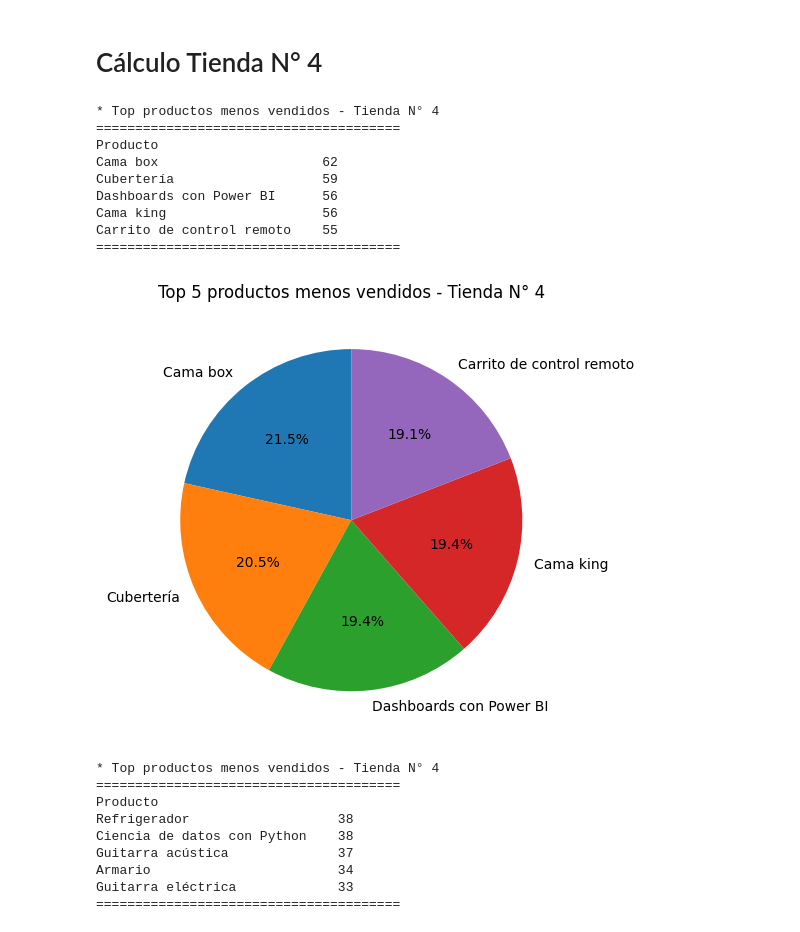
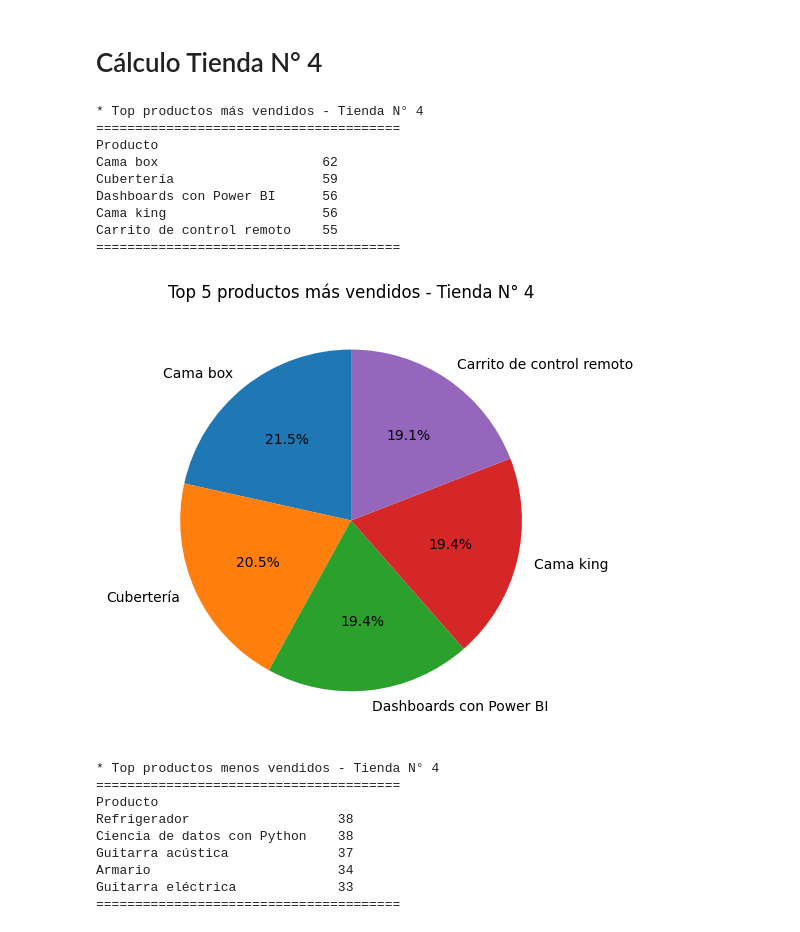
Before and after one commit to JoseIng-EO/challenge-alura-store, a Jupyter notebook: AluraStoreLatam.ipynb, the cells around one changed output. Cells and saved outputs as stored; diff of their text form; code cells hidden in the pictures.

```diff
--- a/AluraStoreLatam.ipynb
+++ b/AluraStoreLatam.ipynb
@@ -367,37 +367,37 @@ Bloques de construcción    35
 # %% [markdown]
 # Cálculo Tienda N° 4
 # %%
-#Top 5 de los productos menos vendidos en la Tienda N° 3
+#Top 5 de los productos más vendidos en la Tienda N° 3
 tienda4_ventas = tienda4["Producto"].value_counts()
 
-print("* Top productos menos vendidos - Tienda N° 4")
+print("* Top productos más vendidos - Tienda N° 4")
 print("=======================================")
 print(tienda4_ventas.head().to_string(name=False, dtype=False))
 print("=======================================")
 
 # Gráfico de barras horizontal
 tienda4_ventas.head(5).plot(
     kind="pie",
-    title="Top 5 productos menos vendidos - Tienda N° 4",
+    title="Top 5 productos más vendidos - Tienda N° 4",
     autopct='%1.1f%%',
     startangle=90,
     legend=False,
     ylabel=''
 )
 
 plt.tight_layout()
 plt.show()
 # %% [output]
-* Top productos menos vendidos - Tienda N° 4
+* Top productos más vendidos - Tienda N° 4
 =======================================
 Producto
 Cama box                     62
 Cubertería                   59
 Dashboards con Power BI      56
 Cama king                    56
 Carrito de control remoto    55
 =======================================
-[figure, old version]
+[figure, new version]
 # %%
 #Top 5 de los productos menos vendidos en la Tienda N° 3
 tienda4_ventas = tienda4["Producto"].value_counts()
```
